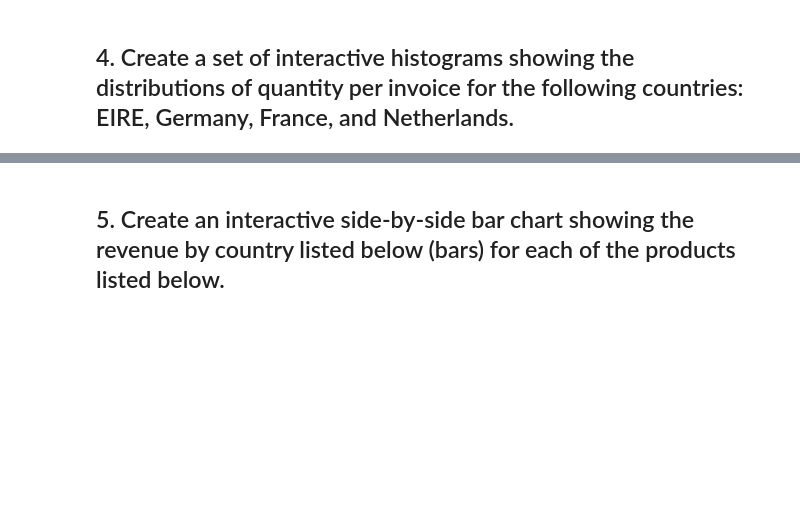
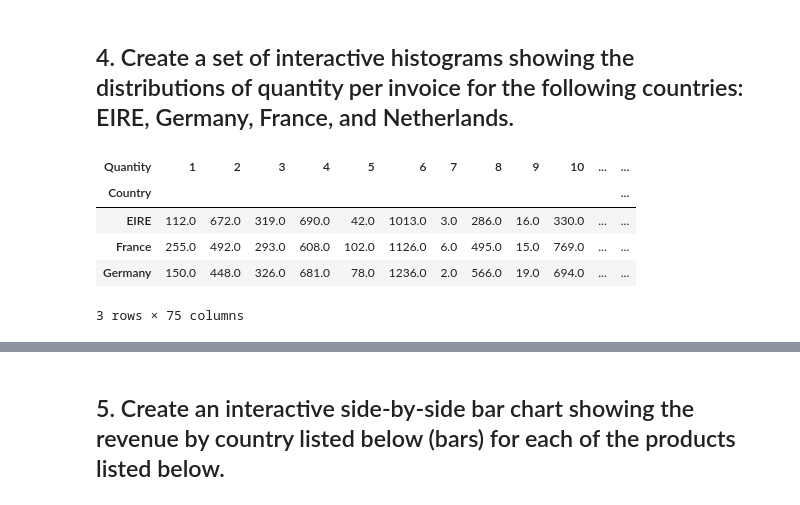
Before and after one commit to Ironhack-Data-Madrid-Octubre-2023/5.2-lab_interactive_visualization, a Jupyter notebook: your-code/main.ipynb, the cells around one changed output, grey strips where cells are left out. Drawn from its saved outputs; the diff is of its cells as text; code cells hidden in the pictures; blank space fills up the shorter version.

```diff
--- a/your-code/main.ipynb
+++ b/your-code/main.ipynb
@@ -121,3 +98,22 @@ The pandas.np module is deprecated and will be removed from pandas in a future v
 [interactive output not drawn]
 # %% [markdown]
 ## 4. Create a set of interactive histograms showing the distributions of quantity per invoice for the following countries: EIRE, Germany, France, and Netherlands.
+# %%
+country_lst=['EIRE', 'Germany', 'France']
+
+data=retail.loc[retail.Country.isin(country_lst)]
+
+data = data.pivot_table(values='InvoiceNo', columns='Quantity',
+                      index='Country', aggfunc='count')
+
+display(data)
+
+data.iplot(kind='hist', xTitle='Invoice',
+           yTitle='Quantity', title='distributions of quantity per invoice')
+# %% [output]
+| Quantity | 1 | 2 | 3 | 4 | 5 | 6 | 7 | 8 | 9 | 10 | ... | ... |
+| Country |  |  |  |  |  |  |  |  |  |  |  | ... |
+| EIRE | 112.0 | 672.0 | 319.0 | 690.0 | 42.0 | 1013.0 | 3.0 | 286.0 | 16.0 | 330.0 | ... | ... |
+| France | 255.0 | 492.0 | 293.0 | 608.0 | 102.0 | 1126.0 | 6.0 | 495.0 | 15.0 | 769.0 | ... | ... |
+| Germany | 150.0 | 448.0 | 326.0 | 681.0 | 78.0 | 1236.0 | 2.0 | 566.0 | 19.0 | 694.0 | ... | ... |
+3 rows × 75 columns
```
Also changed, not shown: parts of 5 cells of this notebook.
